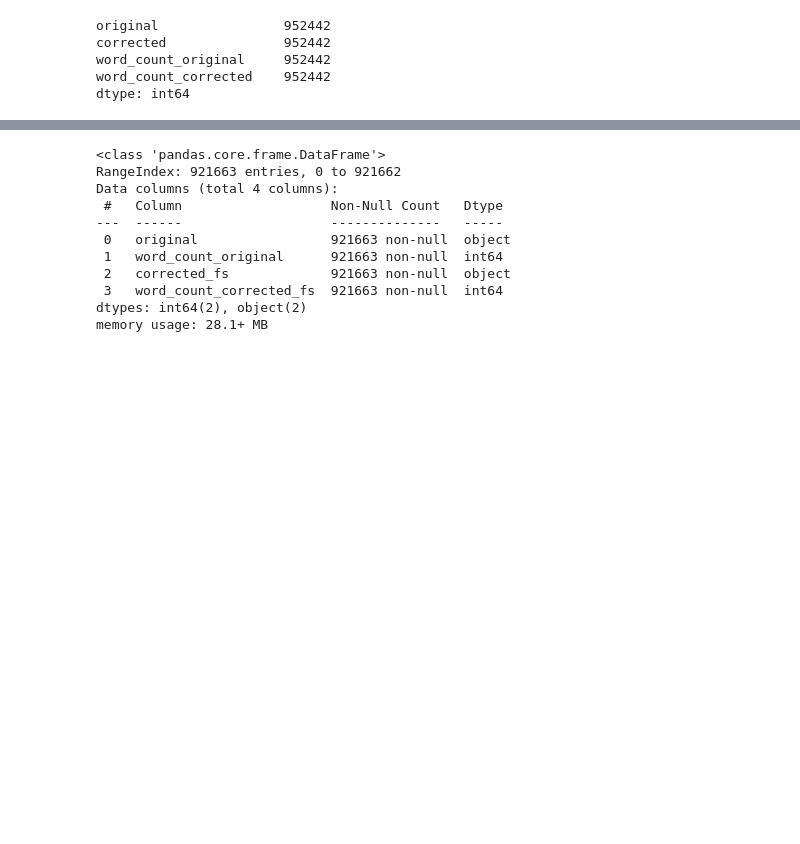
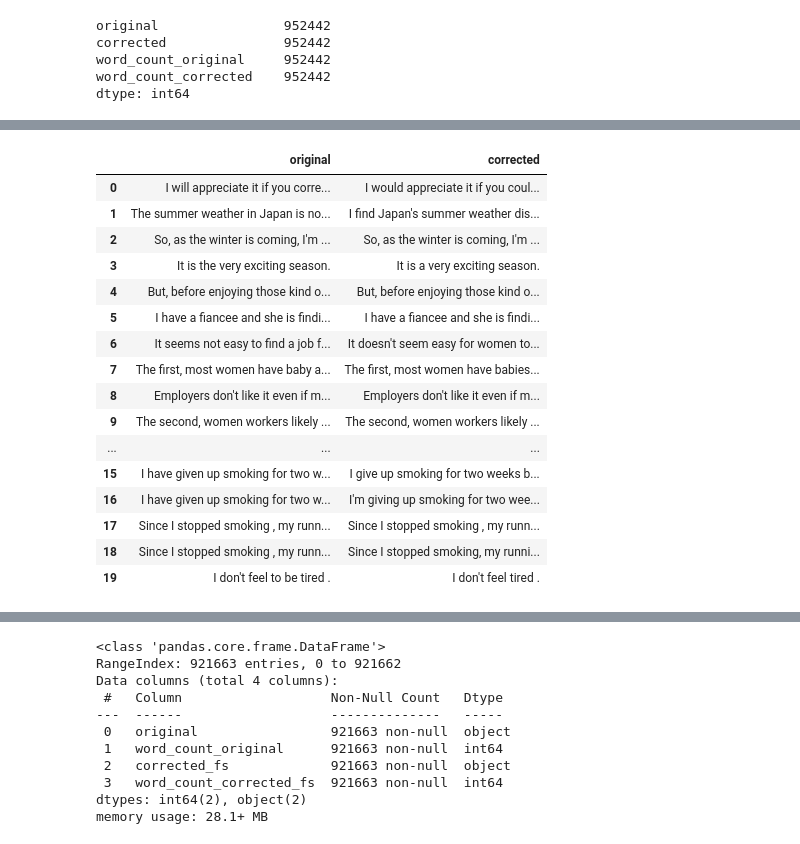
Before and after one commit to danish-sven/anlp-at2-gpt45, a Jupyter notebook: 1. Python Notebooks/eda_parenthesis.ipynb, the cells around one changed output, grey strips where cells are left out. Saved outputs shown, nothing was run; the diff lists cells and outputs as text; code cells hidden in the pictures; blank space fills up the shorter version.

```diff
--- a/1. Python Notebooks/eda_parenthesis.ipynb
+++ b/1. Python Notebooks/eda_parenthesis.ipynb
@@ -273,0 +311,20 @@ df_par[(df_par['original_par'].notna())&(df_par['corrected_par'].notna())]
+# %%
+df_par_clean.head(20)
+# %% [output]
+|  | original | corrected |
+| 0 | I will appreciate it if you corre... | I would appreciate it if you coul... |
+| 1 | The summer weather in Japan is no... | I find Japan's summer weather dis... |
+| 2 | So, as the winter is coming, I'm ... | So, as the winter is coming, I'm ... |
+| 3 | It is the very exciting season. | It is a very exciting season. |
+| 4 | But, before enjoying those kind o... | But, before enjoying those kind o... |
+| 5 | I have a fiancee and she is findi... | I have a fiancee and she is findi... |
+| 6 | It seems not easy to find a job f... | It doesn't seem easy for women to... |
+| 7 | The first, most women have baby a... | The first, most women have babies... |
+| 8 | Employers don't like it even if m... | Employers don't like it even if m... |
+| 9 | The second, women workers likely ... | The second, women workers likely ... |
+| ... | ... | ... |
+| 15 | I have given up smoking for two w... | I give up smoking for two weeks b... |
+| 16 | I have given up smoking for two w... | I'm giving up smoking for two wee... |
+| 17 | Since I stopped smoking , my runn... | Since I stopped smoking , my runn... |
+| 18 | Since I stopped smoking , my runn... | Since I stopped smoking, my runni... |
+| 19 | I don't feel to be tired . | I don't feel tired . |
```
Also changed, not shown: parts of 10 cells of this notebook.
